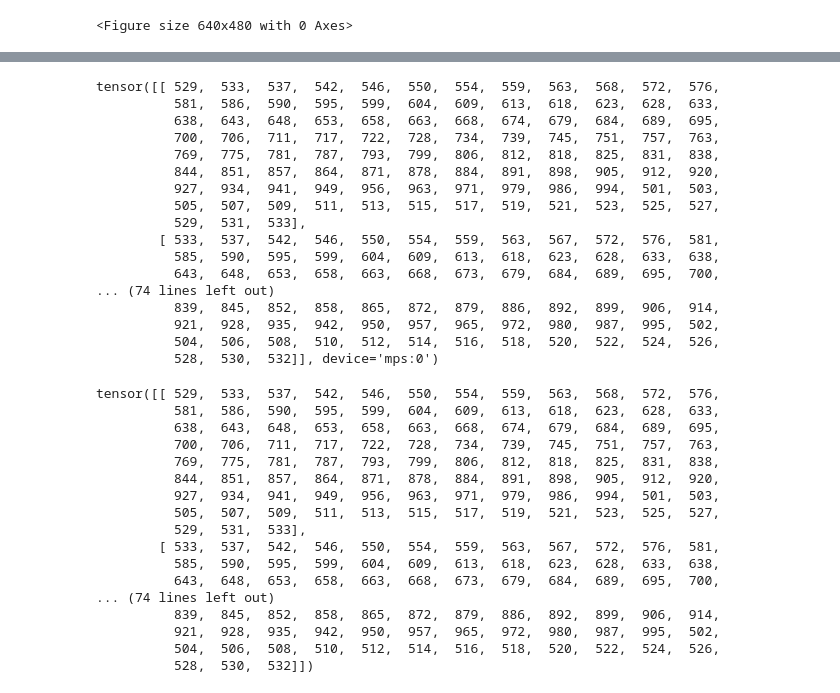
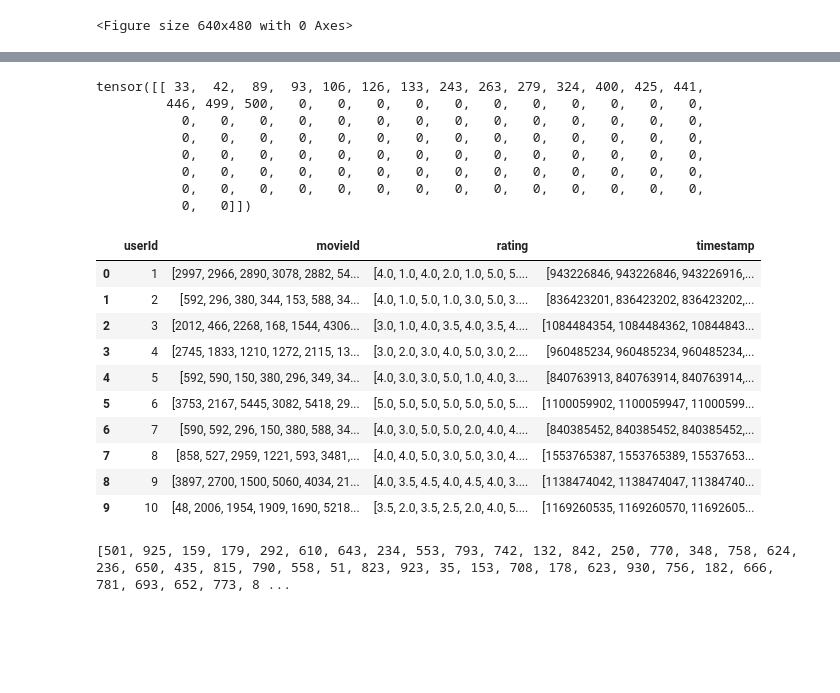
Before and after one commit to funktor/recsys, a Jupyter notebook: py-encoder-decoder.ipynb, the cells around one changed output, grey strips where cells are left out. Drawn from its saved outputs; the diff is of its cells as text; code cells hidden in the pictures; blank space fills up the shorter version.

```diff
--- a/py-encoder-decoder.ipynb
+++ b/py-encoder-decoder.ipynb
@@ -400,40 +499,35 @@ with torch.no_grad():
-# %%
-preds.argmax(dim=-1)
-# %% [output]
-tensor([[ 529,  533,  537,  542,  546,  550,  554,  559,  563,  568,  572,  576,
-          581,  586,  590,  595,  599,  604,  609,  613,  618,  623,  628,  633,
-          638,  643,  648,  653,  658,  663,  668,  674,  679,  684,  689,  695,
-          700,  706,  711,  717,  722,  728,  734,  739,  745,  751,  757,  763,
-          769,  775,  781,  787,  793,  799,  806,  812,  818,  825,  831,  838,
-          844,  851,  857,  864,  871,  878,  884,  891,  898,  905,  912,  920,
-          927,  934,  941,  949,  956,  963,  971,  979,  986,  994,  501,  503,
-          505,  507,  509,  511,  513,  515,  517,  519,  521,  523,  525,  527,
-          529,  531,  533],
-        [ 533,  537,  542,  546,  550,  554,  559,  563,  567,  572,  576,  581,
-          585,  590,  595,  599,  604,  609,  613,  618,  623,  628,  633,  638,
-          643,  648,  653,  658,  663,  668,  673,  679,  684,  689,  695,  700,
-... (74 lines left out)
-          839,  845,  852,  858,  865,  872,  879,  886,  892,  899,  906,  914,
-          921,  928,  935,  942,  950,  957,  965,  972,  980,  987,  995,  502,
-          504,  506,  508,  510,  512,  514,  516,  518,  520,  522,  524,  526,
-          528,  530,  532]], device='mps:0')
 # %%
-data_tgt_test[:10, 1:]
+data_tgt_test[100:101, 1:]
 # %% [output]
-tensor([[ 529,  533,  537,  542,  546,  550,  554,  559,  563,  568,  572,  576,
-          581,  586,  590,  595,  599,  604,  609,  613,  618,  623,  628,  633,
-          638,  643,  648,  653,  658,  663,  668,  674,  679,  684,  689,  695,
-          700,  706,  711,  717,  722,  728,  734,  739,  745,  751,  757,  763,
-          769,  775,  781,  787,  793,  799,  806,  812,  818,  825,  831,  838,
-          844,  851,  857,  864,  871,  878,  884,  891,  898,  905,  912,  920,
-          927,  934,  941,  949,  956,  963,  971,  979,  986,  994,  501,  503,
-          505,  507,  509,  511,  513,  515,  517,  519,  521,  523,  525,  527,
-          529,  531,  533],
-        [ 533,  537,  542,  546,  550,  554,  559,  563,  567,  572,  576,  581,
-          585,  590,  595,  599,  604,  609,  613,  618,  623,  628,  633,  638,
-          643,  648,  653,  658,  663,  668,  673,  679,  684,  689,  695,  700,
-... (74 lines left out)
-          839,  845,  852,  858,  865,  872,  879,  886,  892,  899,  906,  914,
-          921,  928,  935,  942,  950,  957,  965,  972,  980,  987,  995,  502,
-          504,  506,  508,  510,  512,  514,  516,  518,  520,  522,  524,  526,
-          528,  530,  532]])
+tensor([[ 33,  42,  89,  93, 106, 126, 133, 243, 263, 279, 324, 400, 425, 441,
+         446, 499, 500,   0,   0,   0,   0,   0,   0,   0,   0,   0,   0,   0,
+           0,   0,   0,   0,   0,   0,   0,   0,   0,   0,   0,   0,   0,   0,
+           0,   0,   0,   0,   0,   0,   0,   0,   0,   0,   0,   0,   0,   0,
+           0,   0,   0,   0,   0,   0,   0,   0,   0,   0,   0,   0,   0,   0,
+           0,   0,   0,   0,   0,   0,   0,   0,   0,   0,   0,   0,   0,   0,
+           0,   0,   0,   0,   0,   0,   0,   0,   0,   0,   0,   0,   0,   0,
+           0,   0]])
+# %%
+import pandas as pd
+
+path = '/Users/amondal/recsys/datasets/ml-32m/ratings.csv'
+column_names = ['userId', 'movieId', 'rating', 'timestamp']
+df = pd.read_csv(path, sep=',', names=column_names, dtype={'userId':'int32', 'movieId':'int32', 'rating':float, 'timestamp':'int64'}, header=0)
+df.dropna(inplace=True)
+# %%
+df = df.sort_values(by='timestamp')
+df2 = df.groupby(by=["userId"]).agg(list).reset_index()
+# %%
+df2[:10]
+# %% [output]
+|  | userId | movieId | rating | timestamp |
+| 0 | 1 | [2997, 2966, 2890, 3078, 2882, 54... | [4.0, 1.0, 4.0, 2.0, 1.0, 5.0, 5.... | [943226846, 943226846, 943226916,... |
+| 1 | 2 | [592, 296, 380, 344, 153, 588, 34... | [4.0, 1.0, 5.0, 1.0, 3.0, 5.0, 3.... | [836423201, 836423202, 836423202,... |
+| 2 | 3 | [2012, 466, 2268, 168, 1544, 4306... | [3.0, 1.0, 4.0, 3.5, 4.0, 3.5, 4.... | [1084484354, 1084484362, 10844843... |
+| 3 | 4 | [2745, 1833, 1210, 1272, 2115, 13... | [3.0, 2.0, 3.0, 4.0, 5.0, 3.0, 2.... | [960485234, 960485234, 960485234,... |
+| 4 | 5 | [592, 590, 150, 380, 296, 349, 34... | [4.0, 3.0, 3.0, 5.0, 1.0, 4.0, 3.... | [840763913, 840763914, 840763914,... |
+| 5 | 6 | [3753, 2167, 5445, 3082, 5418, 29... | [5.0, 5.0, 5.0, 5.0, 5.0, 5.0, 5.... | [1100059902, 1100059947, 11000599... |
+| 6 | 7 | [590, 592, 296, 150, 380, 588, 34... | [4.0, 3.0, 5.0, 5.0, 2.0, 4.0, 4.... | [840385452, 840385452, 840385452,... |
+| 7 | 8 | [858, 527, 2959, 1221, 593, 3481,... | [4.0, 4.0, 5.0, 3.0, 5.0, 3.0, 4.... | [1553765387, 1553765389, 15537653... |
+| 8 | 9 | [3897, 2700, 1500, 5060, 4034, 21... | [4.0, 3.5, 4.5, 4.0, 4.5, 4.0, 3.... | [1138474042, 1138474047, 11384740... |
+| 9 | 10 | [48, 2006, 1954, 1909, 1690, 5218... | [3.5, 2.0, 3.5, 2.5, 2.0, 4.0, 5.... | [1169260535, 1169260570, 11692605... |
@@ -439,0 +594,6 @@ tensor([[ 529,  533,  537,  542,  546,  550,  554,  559,  563,  568,  572,  576,
+# %%
+import random
+h = random.sample(range(1, 1000), k=100)
+print(h)
+# %% [output]
+[501, 925, 159, 179, 292, 610, 643, 234, 553, 793, 742, 132, 842, 250, 770, 348, 758, 624, 236, 650, 435, 815, 790, 558, 51, 823, 923, 35, 153, 708, 178, 623, 930, 756, 182, 666, 781, 693, 652, 773, 8 ...
```
Also changed, not shown: parts of 17 cells of this notebook.
